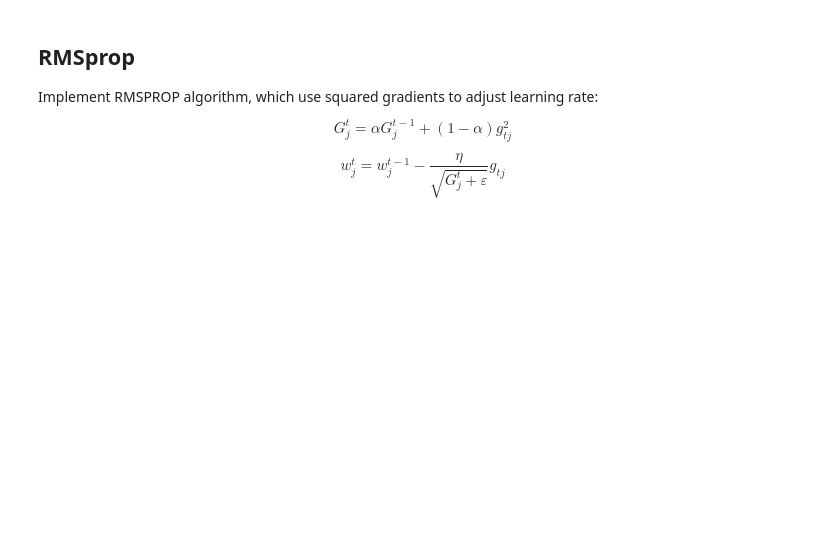
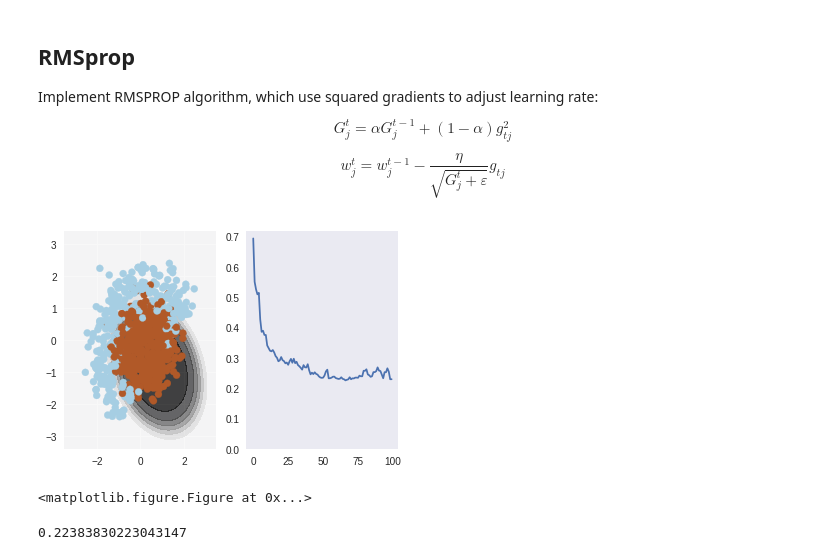
Before and after one commit to anguivego/intro-to-dl, a Jupyter notebook: Introduction_to_deep_learning/week1/week01_pa.ipynb, the cells around one changed output. Drawn from its saved outputs; the diff is of its cells as text; code cells hidden in the pictures; blank space fills up the shorter version.

```diff
--- a/Introduction_to_deep_learning/week1/week01_pa.ipynb
+++ b/Introduction_to_deep_learning/week1/week01_pa.ipynb
@@ -363,31 +369,44 @@ $$ w_j^t = w_j^{t-1} - \dfrac{\eta}{\sqrt{G_j^t + \varepsilon}} g_{tj} $$
 # %%
 # please use np.random.seed(42), eta=0.1, alpha=0.9, n_iter=100 and batch_size=4 for deterministic results
 np.random.seed(42)
 
 w = np.array([0, 0, 0, 0, 0, 1.])
 
 eta = 0.1 # learning rate
 alpha = 0.9 # moving average of gradient norm squared
-g2 = None # we start with None so that you can update this value correctly on the first iteration
+g = compute_grad(X_expanded, y, w)
+g2 = g ** 2
+#g2 = None # we start with None so that you can update this value correctly on the first iteration
 eps = 1e-8
 
 n_iter = 100
 batch_size = 4
 loss = np.zeros(n_iter)
 plt.figure(figsize=(12,5))
+G = 0
 for i in range(n_iter):
     ind = np.random.choice(X_expanded.shape[0], batch_size)
     loss[i] = compute_loss(X_expanded, y, w)
     if i % 10 == 0:
         visualize(X_expanded[ind, :], y[ind], w, loss)
+    g = compute_grad(X_expanded[ind, :], y[ind], w)
+    g2 = g ** 2
+    G = alpha * G + (1 - alpha)*g2
+    w = w + (eta/(np.sqrt(G)+ eps)) * g
 
     # TODO:<your code here>
 
 visualize(X, y, w, loss)
 plt.clf()
+# %% [output]
+[figure, added]
+<matplotlib.figure.Figure at 0x...>
 # %%
 # use output of this cell to fill answer field
 ans_part6 = compute_loss(X_expanded, y, w)
+print(ans_part6)
+# %% [output]
+0.22383830223043147
 # %%
 ## GRADED PART, DO NOT CHANGE!
 grader.set_answer("dLdHG", ans_part6)
```
Also changed, not shown: parts of 4 cells of this notebook.
